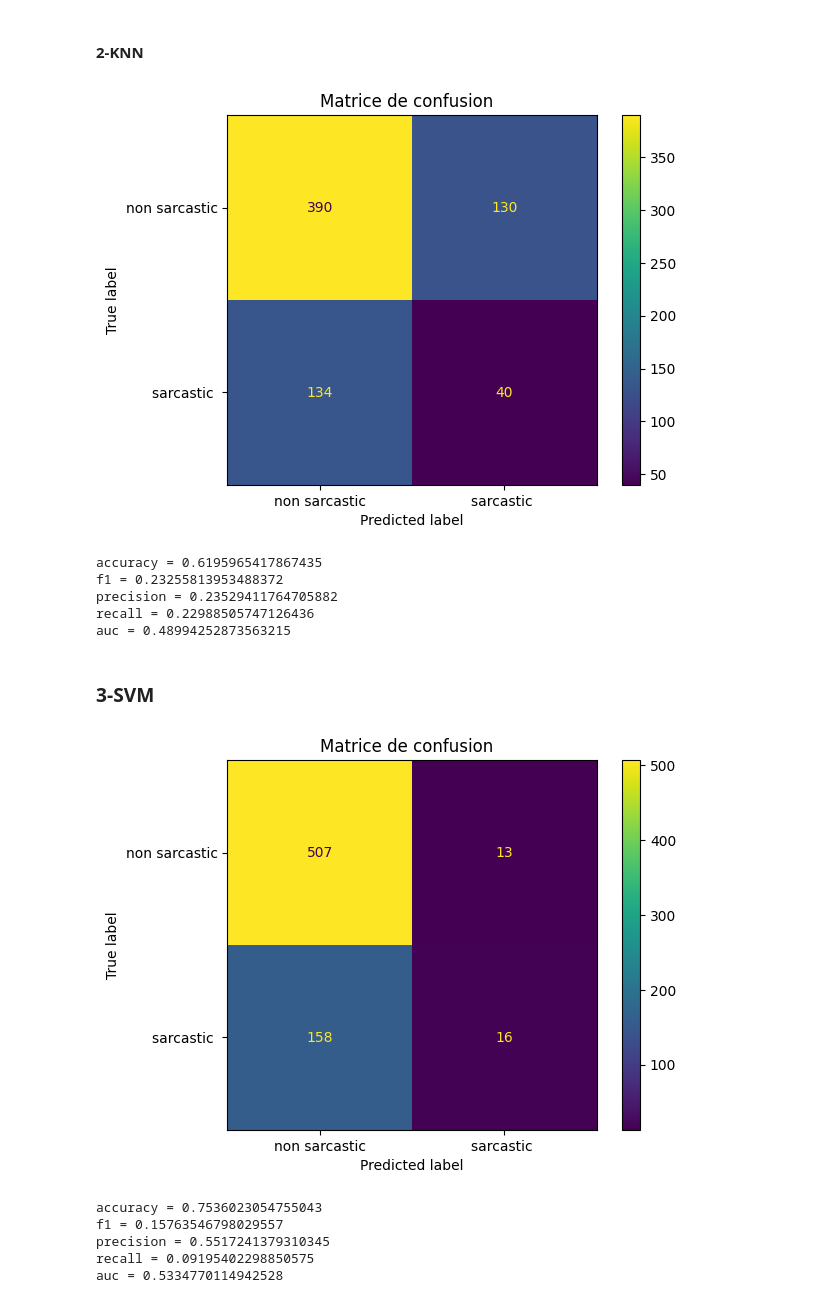
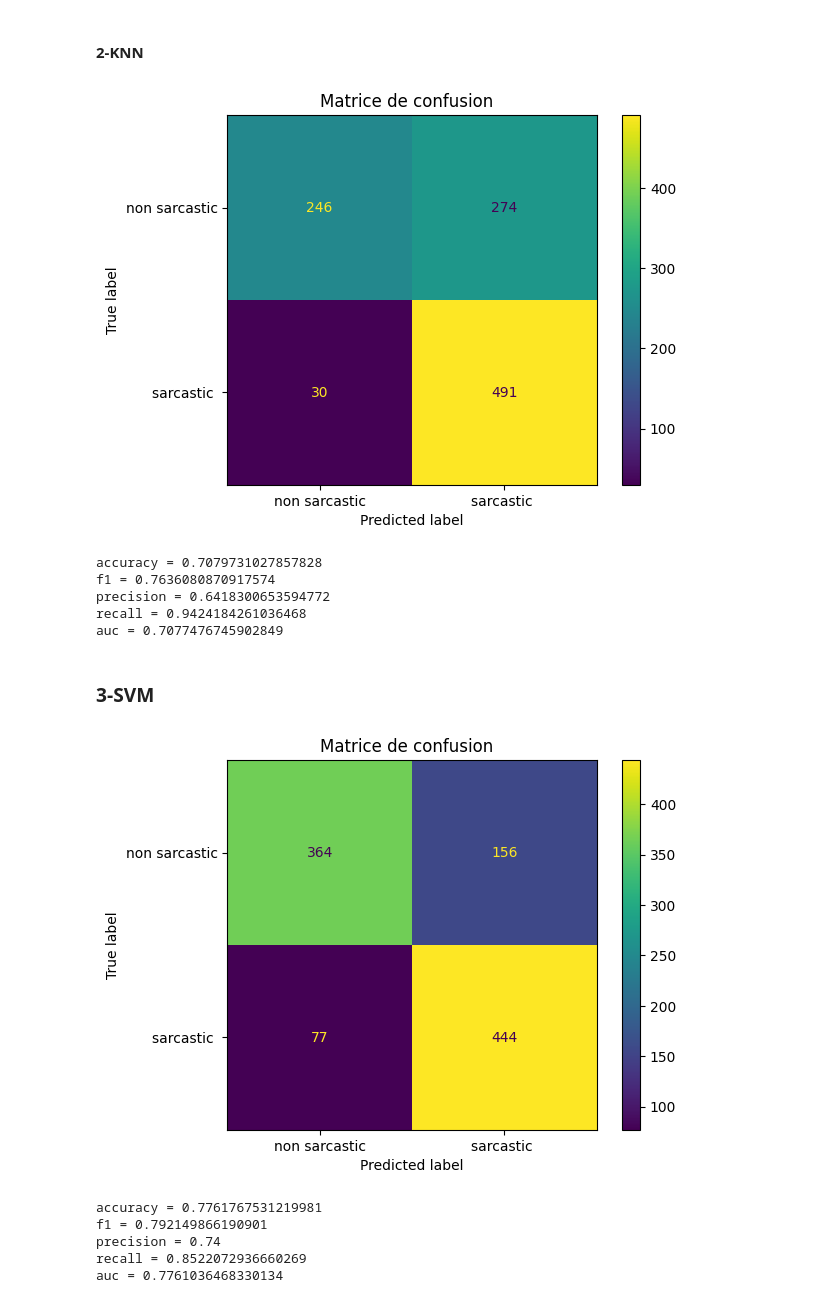
Before and after one commit to azizguesmi/Projet-Ml, a Jupyter notebook: PR.ipynb, the cells around one changed output. Saved outputs shown, nothing was run; the diff lists cells and outputs as text; code cells hidden in the pictures.

```diff
--- a/PR.ipynb
+++ b/PR.ipynb
@@ -186,14 +188,23 @@ from sklearn.feature_extraction.text import TfidfVectorizer
 from scipy.sparse import hstack,csr_matrix
 
 #vectorizer les textes netoyer avec TfidfVectorizer
-tf_id = TfidfVectorizer(max_features=3000, ngram_range=(1,2))
-vecorized_text = tf_id.fit_transform(df["clean_text"].fillna(''))
+def vecto(df):
+    tf_id = TfidfVectorizer(max_features=3000, ngram_range=(1,2))
+    vecorized_text = tf_id.fit_transform(df["clean_text"].fillna(''))
 
-#concatiner les features numerique
-numeric_features = df[["num_words", "len_tweet"]].fillna(0).values
+    #concatiner les features numerique
+    numeric_features = df[["num_words", "len_tweet"]].fillna(0).values
 
-X = hstack([vecorized_text, csr_matrix(numeric_features)] )
-y = df["sarcastic"].values
+    X = hstack([vecorized_text, csr_matrix(numeric_features)] )
+    y = df["sarcastic"].values
+    return X,y
+
+X,y = vecto(df)
+from imblearn.over_sampling import SMOTE
+#La méthode SMOTE (Synthetic Minority Oversampling Technique)
+# consiste à créer des échantillons synthétiques pour augmenter
+# la taille de la classe minoritaire.
+X_res, y_res = SMOTE(random_state=42).fit_resample(X, y)
 # %% [markdown]
 <h3>4. Application d’au moins 5 algorithmes de Machine Learning </h3>
 # %% [markdown]
@@ -233,11 +244,13 @@ def training(X_train, X_test, y_train, y_test, model ) :
 
 
 #Division des données en train/test (80% / 20%)
-X_train, X_test, y_train, y_test = train_test_split(X, y, test_size=0.2, random_state=5, stratify=y)
+X_train, X_test, y_train, y_test = train_test_split(X_res, y_res, test_size=0.2, random_state=5, stratify=y_res)
 
 weights = compute_class_weight('balanced', classes=np.unique(y_train), y=y_train)
 class_weights = {i : w for i, w in enumerate(weights)}
 log = LogisticRegression (max_iter=1000, class_weight=class_weights,random_state=42)
 
 eval_regression_logistique = training(X_train, X_test, y_train, y_test, log)
+
+scores = {"regression_logistique" : eval_regression_logistique}
 # %% [output]
@@ -263,33 +276,37 @@ g = {
 }
 grid = GridSearchCV(knn, g,cv=5,scoring='f1') #optimiser f1 car les classes ne sont pas equilibre
 grid.fit(X_train,y_train)
+
 eval_knn = training(X_train, X_test, y_train, y_test, grid.best_estimator_)
+
+scores["knn"] = eval_knn
 # %% [output]
-[figure, old version]
+[figure, new version]
-accuracy = 0.6195965417867435
-f1 = 0.23255813953488372
-precision = 0.23529411764705882
-recall = 0.22988505747126436
-auc = 0.48994252873563215
+accuracy = 0.7079731027857828
+f1 = 0.7636080870917574
+precision = 0.6418300653594772
+recall = 0.9424184261036468
+auc = 0.7077476745902849
 # %% [markdown]
 <h3>3-SVM</h3>
 # %%
 from sklearn.svm import SVC
 
 svm = SVC(kernel='linear')
 
 param_grid = {
     'gamma': ['scale', 'auto']
 }
 
 g = GridSearchCV(svm, param_grid, cv=3, scoring='f1', n_jobs=-1)
 g.fit(X_train, y_train)
 
 eval_svm = training(X_train, X_test, y_train, y_test, g.best_estimator_)
+scores["svm"] = eval_svm
 # %% [output]
-[figure, old version]
+[figure, new version]
-accuracy = 0.7536023054755043
-f1 = 0.15763546798029557
-precision = 0.5517241379310345
-recall = 0.09195402298850575
-auc = 0.5334770114942528
+accuracy = 0.7761767531219981
+f1 = 0.792149866190901
+precision = 0.74
+recall = 0.8522072936660269
+auc = 0.7761036468330134
```
Also changed, not shown: parts of 8 cells of this notebook, 2 other files.
